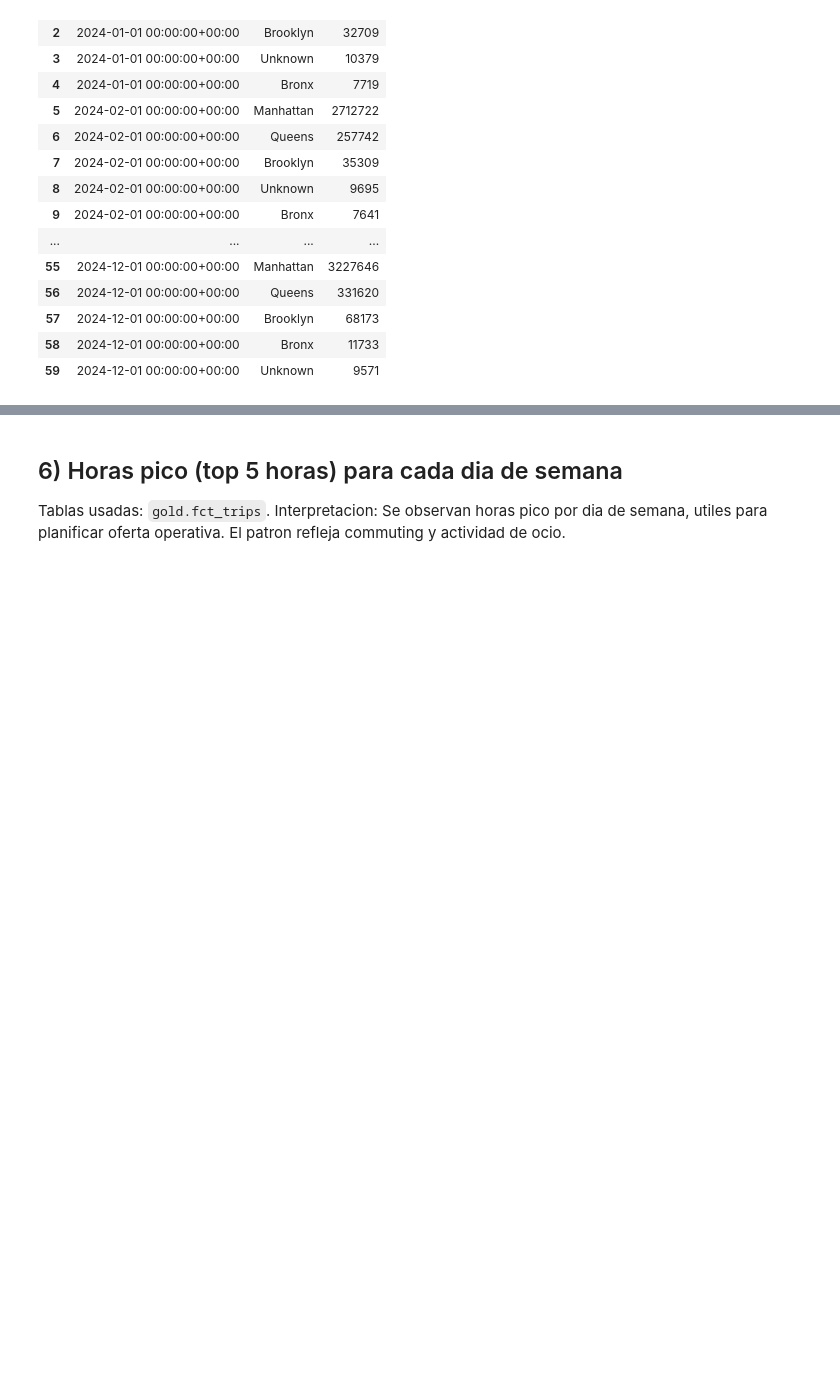
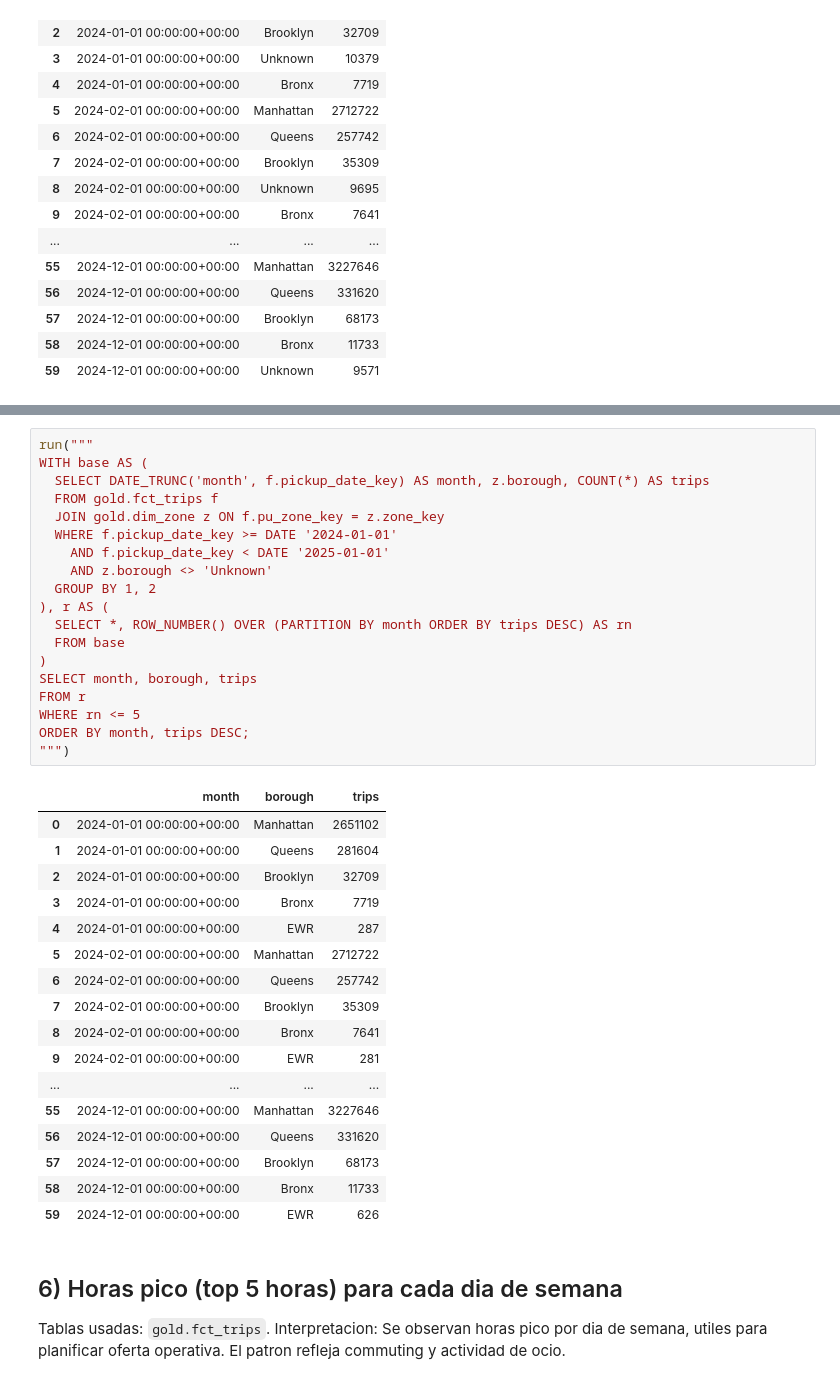
Before and after one commit to tonyfajardo1/Pset2, a Jupyter notebook: data_analysis_20_questions.ipynb, the cells around one changed output, grey strips where cells are left out. Drawn from its saved outputs; the diff is of its cells as text; blank space fills up the shorter version.

Commit message:
add question 5.1 excluding Unknown borough in notebook

```diff
--- a/data_analysis_20_questions.ipynb
+++ b/data_analysis_20_questions.ipynb
@@ -190,3 +194,40 @@ ORDER BY month, trips DESC;
+# %%
+run("""
+WITH base AS (
+  SELECT DATE_TRUNC('month', f.pickup_date_key) AS month, z.borough, COUNT(*) AS trips
+  FROM gold.fct_trips f
+  JOIN gold.dim_zone z ON f.pu_zone_key = z.zone_key
+  WHERE f.pickup_date_key >= DATE '2024-01-01'
+    AND f.pickup_date_key < DATE '2025-01-01'
+    AND z.borough <> 'Unknown'
+  GROUP BY 1, 2
+), r AS (
+  SELECT *, ROW_NUMBER() OVER (PARTITION BY month ORDER BY trips DESC) AS rn
+  FROM base
+)
+SELECT month, borough, trips
+FROM r
+WHERE rn <= 5
+ORDER BY month, trips DESC;
+""")
+# %% [output]
+|  | month | borough | trips |
+| 0 | 2024-01-01 00:00:00+00:00 | Manhattan | 2651102 |
+| 1 | 2024-01-01 00:00:00+00:00 | Queens | 281604 |
+| 2 | 2024-01-01 00:00:00+00:00 | Brooklyn | 32709 |
+| 3 | 2024-01-01 00:00:00+00:00 | Bronx | 7719 |
+| 4 | 2024-01-01 00:00:00+00:00 | EWR | 287 |
+| 5 | 2024-02-01 00:00:00+00:00 | Manhattan | 2712722 |
+| 6 | 2024-02-01 00:00:00+00:00 | Queens | 257742 |
+| 7 | 2024-02-01 00:00:00+00:00 | Brooklyn | 35309 |
+| 8 | 2024-02-01 00:00:00+00:00 | Bronx | 7641 |
+| 9 | 2024-02-01 00:00:00+00:00 | EWR | 281 |
+| ... | ... | ... | ... |
+| 55 | 2024-12-01 00:00:00+00:00 | Manhattan | 3227646 |
+| 56 | 2024-12-01 00:00:00+00:00 | Queens | 331620 |
+| 57 | 2024-12-01 00:00:00+00:00 | Brooklyn | 68173 |
+| 58 | 2024-12-01 00:00:00+00:00 | Bronx | 11733 |
+| 59 | 2024-12-01 00:00:00+00:00 | EWR | 626 |
 # %% [markdown]
 ## 6) Horas pico (top 5 horas) para cada dia de semana
 Tablas usadas: `gold.fct_trips`.
```
Also changed, not shown: parts of 1 cell of this notebook, 2 other files.
